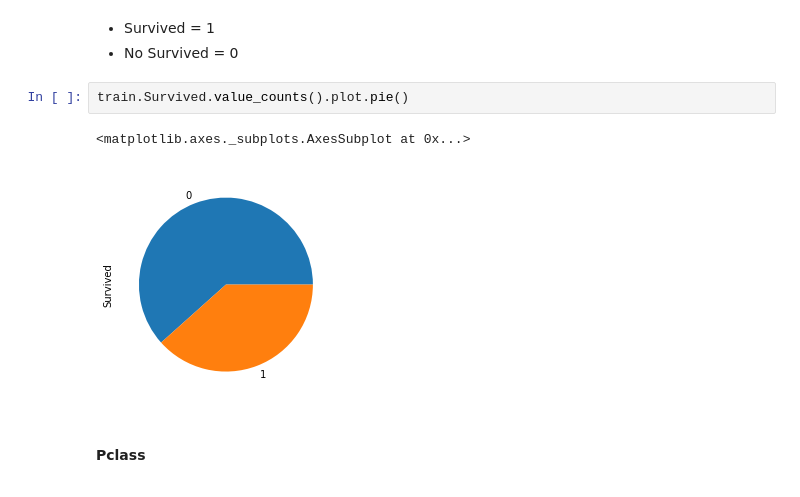
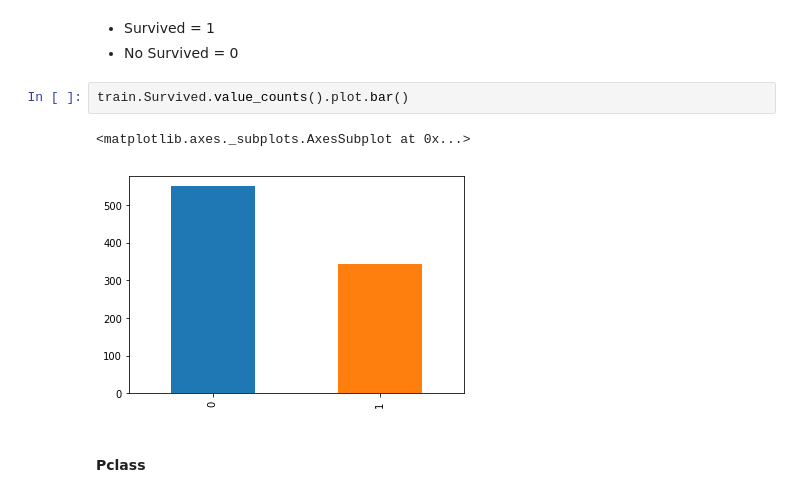
Before and after one commit to naiieandrade/titanic, a Jupyter notebook: titanic-solution_version_2.ipynb, the cells around one changed output. Cells and saved outputs as stored; diff of their text form.

Commit message:
feat(analysis): analyse all features from train data

```diff
--- a/titanic-solution_version_2.ipynb
+++ b/titanic-solution_version_2.ipynb
@@ -75,10 +75,10 @@ dtype: int64
 - Survived = 1
 - No Survived = 0
 # %%
-train.Survived.value_counts().plot.pie()
+train.Survived.value_counts().plot.bar()
 # %% [output]
 <matplotlib.axes._subplots.AxesSubplot at 0x...>
-[figure, old version]
+[figure, new version]
 # %% [markdown]
 #### Pclass
 # %% [markdown]
```
Also changed, not shown: parts of 15 cells of this notebook.
